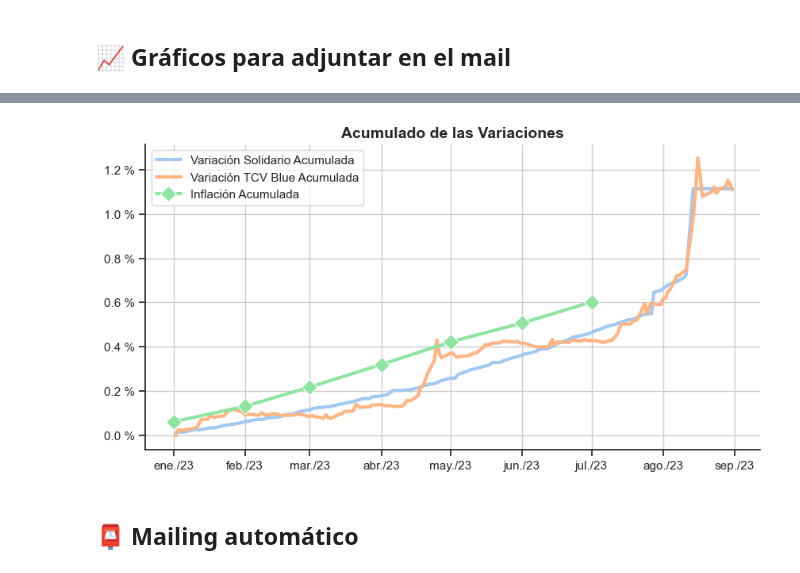
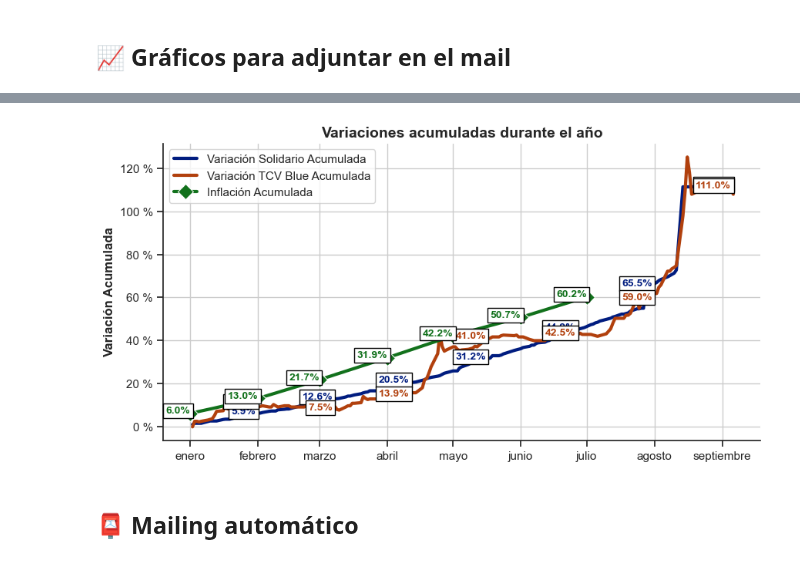
Before and after one commit to mauroemartinez/RPA-exchange-rate-scrapping-automatic-mailing, a Jupyter notebook: RPA_Tipos_de_Cambio_Mailing.ipynb, the cells around one changed output, grey strips where cells are left out. Drawn from its saved outputs; the diff is of its cells as text; code cells hidden in the pictures.

```diff
--- a/RPA_Tipos_de_Cambio_Mailing.ipynb
+++ b/RPA_Tipos_de_Cambio_Mailing.ipynb
@@ -584,7 +613,7 @@ ax0_labels = [
 fig.suptitle(
     f"Gráficos tipos de cambio y riesgo país - últimas {cotizaciones_a_mostrar} cotizaciones",
     fontweight="bold",
-    fontsize=14
+    fontsize=18
 )
 for i, titulo in enumerate(titulos):
     ax[i].set_title(
@@ -605,7 +634,7 @@ for i, column in enumerate(ax0_columns):
     )
 
 # Gráfico de cotizaciones oficiales
-ax1_palette = sns.color_palette("dark")
+ax1_palette = sns.color_palette("pastel")
 ax1_columns = [
     "TCC_Divisas",
     "TCV_Divisas",
@@ -675,7 +704,11 @@ y_minor_locators = [
     MultipleLocator(100)
 ]
 for i in range(3):
-    ax[i].set_ylabel(y_labels[i], fontweight="bold")
+    ax[i].set_ylabel(
+        y_labels[i],
+        fontsize = 12,
+        fontweight="bold"
+    )
     ax[i].yaxis.set_major_locator(y_major_locators[i])
     ax[i].yaxis.set_minor_locator(y_minor_locators[i])
 
@@ -823,64 +865,85 @@ variacion_acumulada.loc[:, "Fecha"] = pd.to_datetime(variacion_acumulada["Fecha"
 columns_to_cumulate = ['Variación Solidario', 'Variación TCV Blue', 'Inflación']
 for column in columns_to_cumulate:
     if column == 'Inflación':
-        variacion_acumulada[f'{column} Acumulada'] = (1 + variacion_acumulada[column] / 100).cumprod()-1
+        variacion_acumulada[f'{column} Acumulada'] = ((1 + variacion_acumulada[column] / 100).cumprod()-1)*100
     else:
-        variacion_acumulada[f'{column} Acumulada'] = (1 + variacion_acumulada[column]).cumprod()-1
+        variacion_acumulada[f'{column} Acumulada'] = ((1 + variacion_acumulada[column]).cumprod()-1)*100
 
 
 cantidad_filas_variacion = len(variacion_acumulada)
 fig, ax = plt.subplots(figsize=(10, 5))
 
 # Gráfico de cotizaciones oficiales
-palette = sns.color_palette("pastel")
+palette = sns.color_palette("dark")
 ax2_columns = [
     "Variación Solidario Acumulada",
     "Variación TCV Blue Acumulada",
     "Inflación Acumulada"
 ]
+ax2_labels = [
+    "Δ Solidario Acumulada",
+    "Δ TCV Blue Acumulada",
+    "Inflación Acumulada"
+]
+
 for i, column in enumerate(ax2_columns):
+
     if column == "Inflación Acumulada":
         sns.lineplot(
             x="Fecha",
             y=column,
             data=variacion_acumulada,
-            label=ax2_columns[i],
+            label=ax2_labels[i],
             color=palette[i],
             linewidth=3,
             marker="D",
             markersize=10
         )
     else:
         sns.lineplot(
             x="Fecha",
             y=column,
             data=variacion_acumulada,
             label=ax2_columns[i],
             color=palette[i],
             linewidth=3
         )
 
+    # Etiqueta de datos para cada línea, se requieren diferentes frecuencias
+    bbox = dict(facecolor='white', alpha=1, edgecolor='black', boxstyle='square,pad=0.25')
+    label_frequency = 25 if column != "Inflación Acumulada" else 1
+    for idx, row in variacion_acumulada.iterrows():
+        if idx % label_frequency == 0 and not pd.isna(row[column]):
+            plt.text(
+                row['Fecha'], row[column], f'{row[column]:,.1f}%',
+                fontsize=10,
+                color=palette[i],
+                fontweight="bold",
+                ha="right",
+                bbox=bbox
+            )
 
-ax.set_title("Acumulado de las Variaciones", fontsize=14, fontweight="bold")
+
+ax.set_title("Variaciones acumuladas durante el año", fontsize=14, fontweight="bold")
 
 import matplotlib.dates as mdates
-ax.xaxis.set_major_formatter(mdates.DateFormatter("%b/%y"))
+ax.xaxis.set_major_formatter(mdates.DateFormatter("%B"))
 ax.xaxis.set_major_locator(mdates.YearLocator())
 ax.xaxis.set_major_locator(mdates.MonthLocator(interval=1))  # Mostrar un tick cada 3 meses
-ax.yaxis.set_major_formatter(FuncFormatter("{:,.1f} %".format))
+ax.yaxis.set_major_formatter(FuncFormatter("{:,.0f} %".format))
 
 ax.set_xlabel("")
-ax.set_ylabel("")
+ax.set_ylabel("Variación Acumulada", fontsize = 12, fontweight="bold")
 
 plt.grid(True)
 sns.despine()
 
 variaciones_jpg = "Variaciones.jpg"
 plt.savefig(variaciones_jpg)
 
 plt.show()
 # %% [output]
-[figure, old version]
+[figure, new version]
 # %% [markdown]
 ## 📮 Mailing automático
 # %%
```
Also changed, not shown: parts of 15 cells of this notebook.
